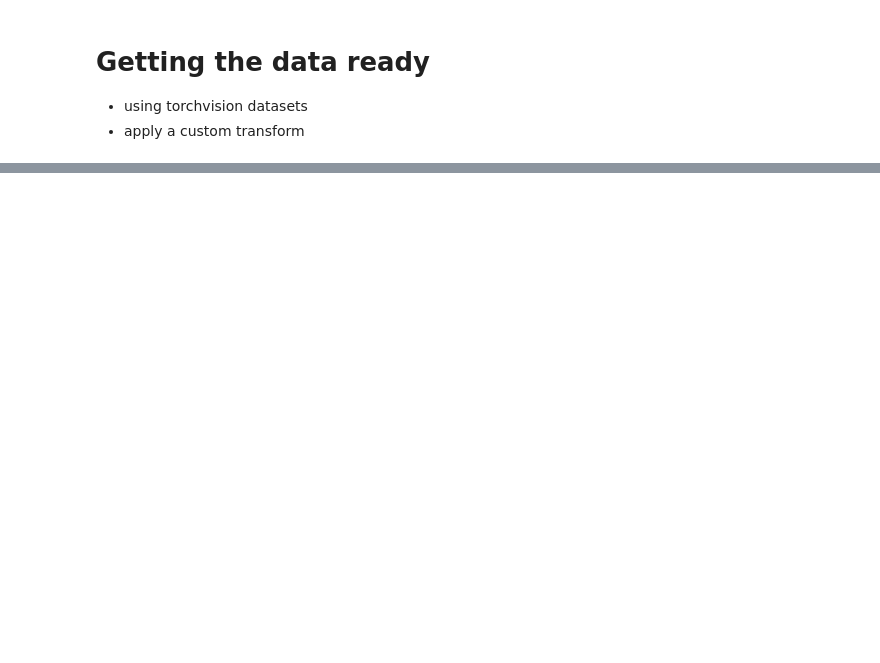
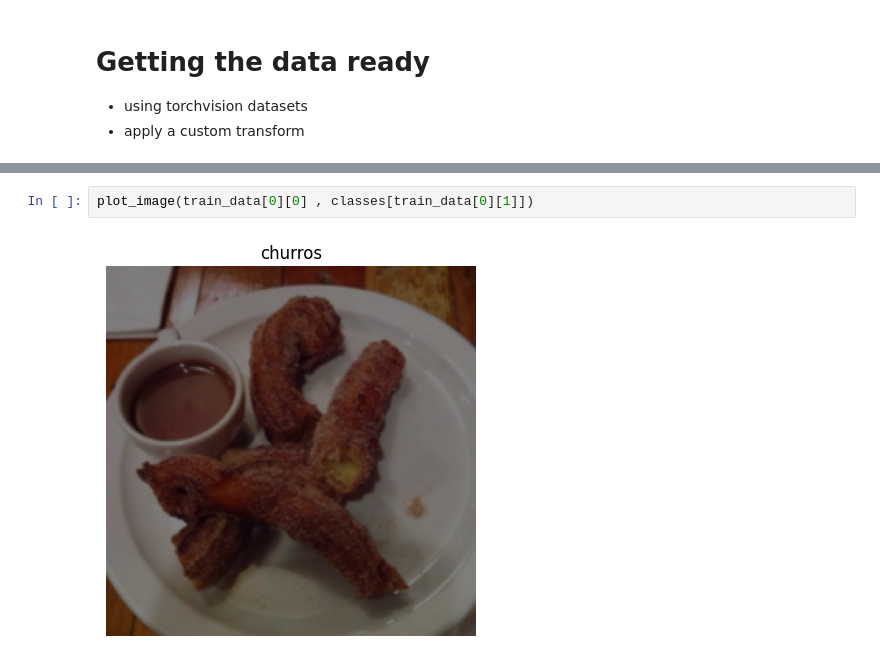
Before and after one commit to codewizard-2004/PyTorch-Image-Recognition, a Jupyter notebook: src/notebooks/tinyvgg.ipynb, the cells around one changed output, grey strips where cells are left out. Cells and saved outputs as stored; diff of their text form; blank space fills up the shorter version.

```diff
--- a/src/notebooks/tinyvgg.ipynb
+++ b/src/notebooks/tinyvgg.ipynb
@@ -76,0 +105,4 @@ KeyboardInterrupt:
+# %%
+plot_image(train_data[0][0] , classes[train_data[0][1]])
+# %% [output]
+[figure, added]
```
Also changed, not shown: parts of 8 cells of this notebook, 3 other files.
